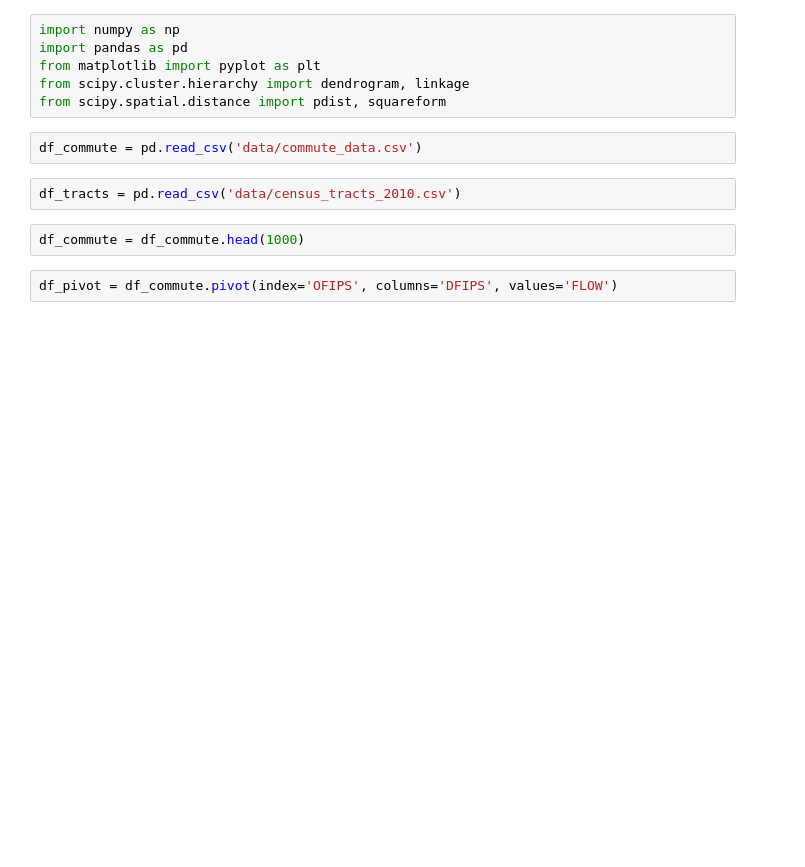
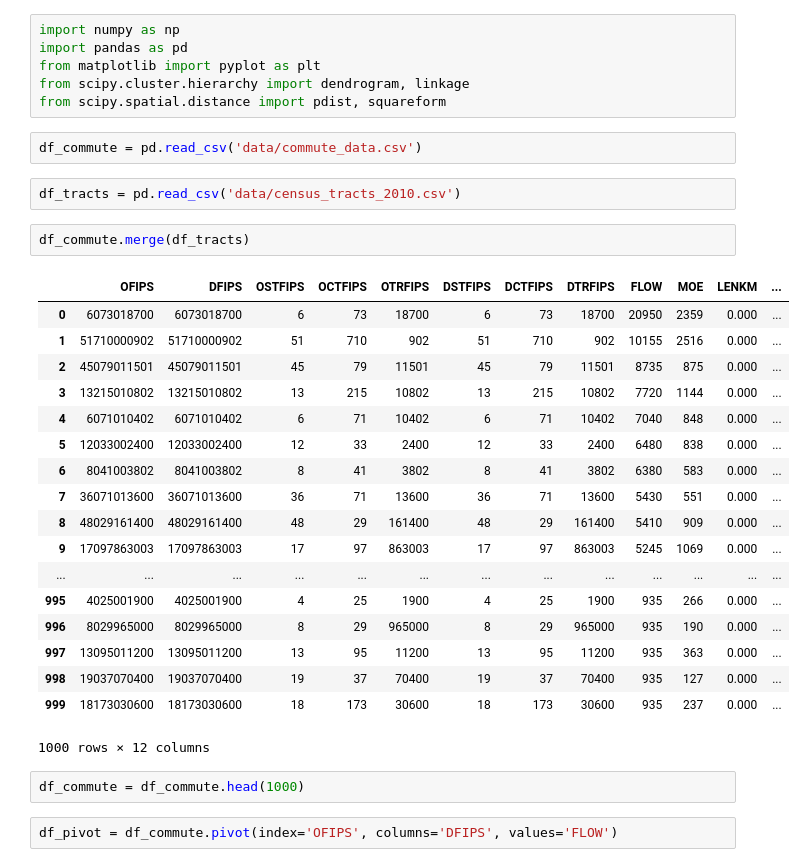
Before and after one commit to joannabate/commute, a Jupyter notebook: EDA.ipynb, the cells around one changed output. Cells and saved outputs as stored; diff of their text form; blank space fills up the shorter version.

```diff
--- a/EDA.ipynb
+++ b/EDA.ipynb
@@ -8,6 +8,27 @@ from scipy.spatial.distance import pdist, squareform
 df_commute = pd.read_csv('data/commute_data.csv')
 # %%
 df_tracts = pd.read_csv('data/census_tracts_2010.csv')
+# %%
+df_commute.merge(df_tracts)
+# %% [output]
+|  | OFIPS | DFIPS | OSTFIPS | OCTFIPS | OTRFIPS | DSTFIPS | DCTFIPS | DTRFIPS | FLOW | MOE | LENKM | ... |
+| 0 | 6073018700 | 6073018700 | 6 | 73 | 18700 | 6 | 73 | 18700 | 20950 | 2359 | 0.000 | ... |
+| 1 | 51710000902 | 51710000902 | 51 | 710 | 902 | 51 | 710 | 902 | 10155 | 2516 | 0.000 | ... |
+| 2 | 45079011501 | 45079011501 | 45 | 79 | 11501 | 45 | 79 | 11501 | 8735 | 875 | 0.000 | ... |
+| 3 | 13215010802 | 13215010802 | 13 | 215 | 10802 | 13 | 215 | 10802 | 7720 | 1144 | 0.000 | ... |
+| 4 | 6071010402 | 6071010402 | 6 | 71 | 10402 | 6 | 71 | 10402 | 7040 | 848 | 0.000 | ... |
+| 5 | 12033002400 | 12033002400 | 12 | 33 | 2400 | 12 | 33 | 2400 | 6480 | 838 | 0.000 | ... |
+| 6 | 8041003802 | 8041003802 | 8 | 41 | 3802 | 8 | 41 | 3802 | 6380 | 583 | 0.000 | ... |
+| 7 | 36071013600 | 36071013600 | 36 | 71 | 13600 | 36 | 71 | 13600 | 5430 | 551 | 0.000 | ... |
+| 8 | 48029161400 | 48029161400 | 48 | 29 | 161400 | 48 | 29 | 161400 | 5410 | 909 | 0.000 | ... |
+| 9 | 17097863003 | 17097863003 | 17 | 97 | 863003 | 17 | 97 | 863003 | 5245 | 1069 | 0.000 | ... |
+| ... | ... | ... | ... | ... | ... | ... | ... | ... | ... | ... | ... | ... |
+| 995 | 4025001900 | 4025001900 | 4 | 25 | 1900 | 4 | 25 | 1900 | 935 | 266 | 0.000 | ... |
+| 996 | 8029965000 | 8029965000 | 8 | 29 | 965000 | 8 | 29 | 965000 | 935 | 190 | 0.000 | ... |
+| 997 | 13095011200 | 13095011200 | 13 | 95 | 11200 | 13 | 95 | 11200 | 935 | 363 | 0.000 | ... |
+| 998 | 19037070400 | 19037070400 | 19 | 37 | 70400 | 19 | 37 | 70400 | 935 | 127 | 0.000 | ... |
+| 999 | 18173030600 | 18173030600 | 18 | 173 | 30600 | 18 | 173 | 30600 | 935 | 237 | 0.000 | ... |
+1000 rows × 12 columns
 # %%
 df_commute = df_commute.head(1000)
 # %%
```
Also changed, not shown: parts of 4 cells of this notebook.
